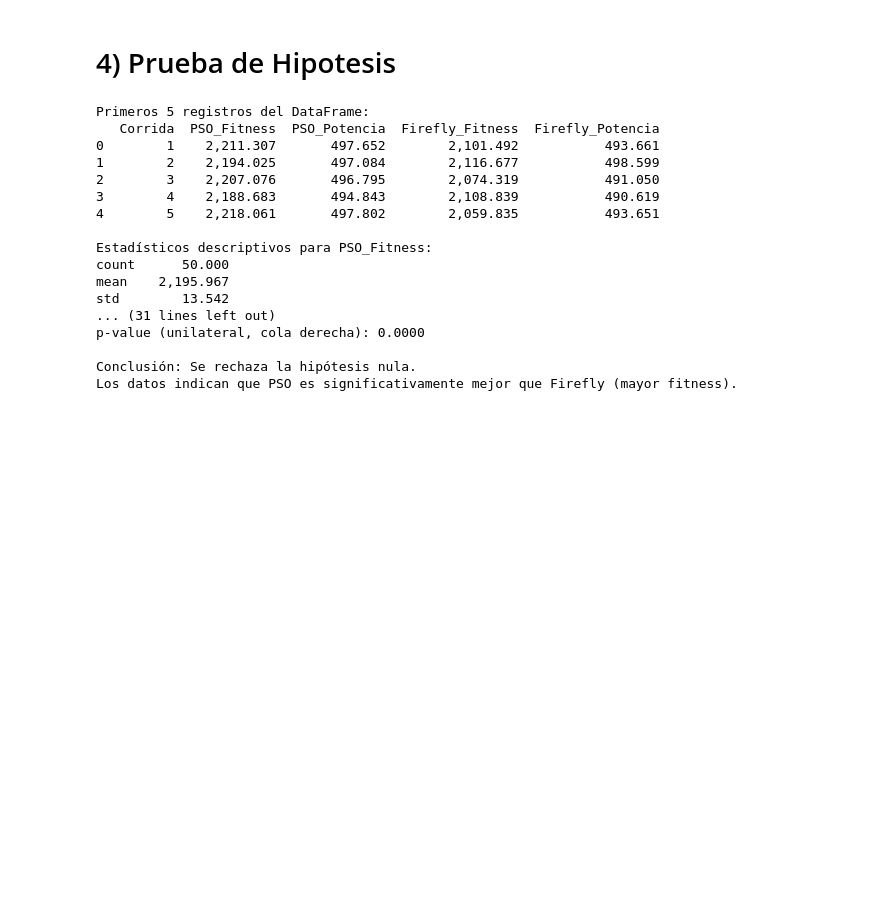
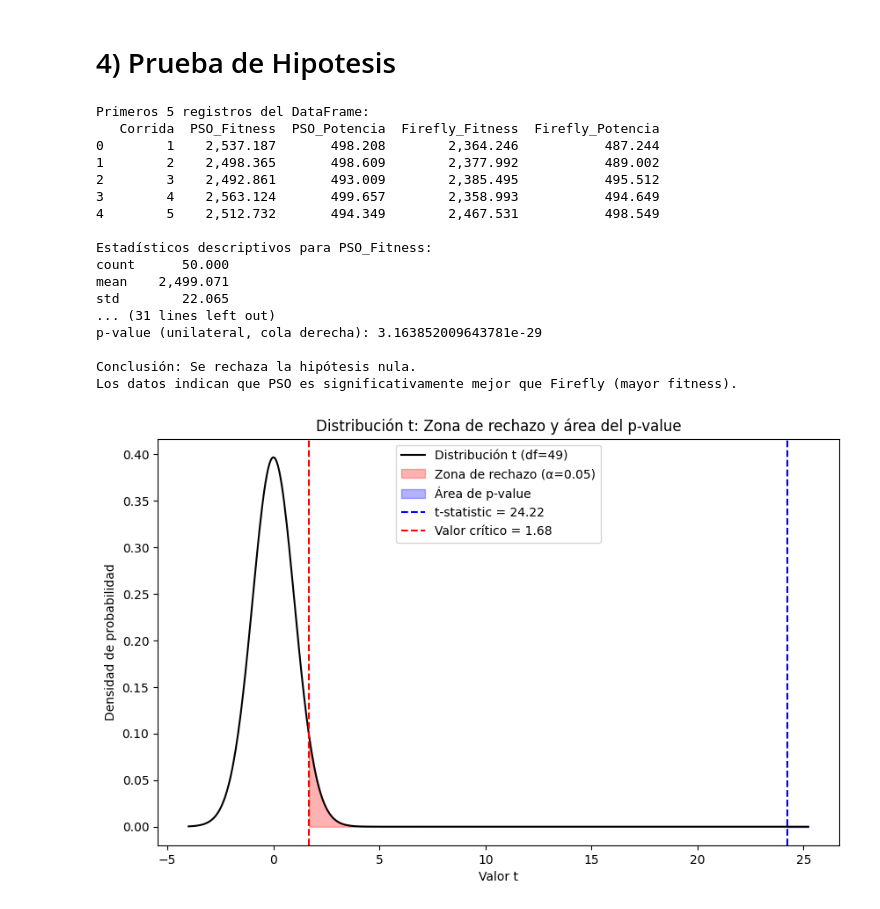
Before and after one commit to BrajanNieto/stats-prob-py, a Jupyter notebook: 02.ProyectoEstadistica.ipynb, the cells around one changed output. Saved outputs shown, nothing was run; the diff lists cells and outputs as text; code cells hidden in the pictures; blank space fills up the shorter version.

```diff
--- a/02.ProyectoEstadistica.ipynb
+++ b/02.ProyectoEstadistica.ipynb
@@ -509,7 +509,7 @@ else:
 
 print("\nResultado de la prueba t-pareada:")
 print(f"t-statistic: {t_stat:.4f}")
-print(f"p-value (unilateral, cola derecha): {p_value_one:.4f}")
+print(f"p-value (unilateral, cola derecha): {p_value_one}")
 
 # 5. Conclusión basada en el nivel de significancia (alpha = 0.05)
 alpha = 0.05
@@ -523,18 +523,55 @@ else:
 # %% [output]
 Primeros 5 registros del DataFrame:
    Corrida  PSO_Fitness  PSO_Potencia  Firefly_Fitness  Firefly_Potencia
-0        1    2,211.307       497.652        2,101.492           493.661
-1        2    2,194.025       497.084        2,116.677           498.599
-2        3    2,207.076       496.795        2,074.319           491.050
-3        4    2,188.683       494.843        2,108.839           490.619
-4        5    2,218.061       497.802        2,059.835           493.651
+0        1    2,537.187       498.208        2,364.246           487.244
+1        2    2,498.365       498.609        2,377.992           489.002
+2        3    2,492.861       493.009        2,385.495           495.512
+3        4    2,563.124       499.657        2,358.993           494.649
+4        5    2,512.732       494.349        2,467.531           498.549
 
 Estadísticos descriptivos para PSO_Fitness:
 count      50.000
-mean    2,195.967
-std        13.542
+mean    2,499.071
+std        22.065
 ... (31 lines left out)
-p-value (unilateral, cola derecha): 0.0000
+p-value (unilateral, cola derecha): 3.163852009643781e-29
 
 Conclusión: Se rechaza la hipótesis nula.
 Los datos indican que PSO es significativamente mejor que Firefly (mayor fitness).
+# %%
+# 3. Definir parámetros para la gráfica
+alpha = 0.05
+df_grados = len(diferencias) - 1
+t_crit = stats.t.ppf(1 - alpha, df_grados)
+
+# Crear un rango para la distribución t
+x_min = -4
+x_max = max(t_stat, t_crit) + 1
+x = np.linspace(x_min, x_max, 500)
+y = stats.t.pdf(x, df_grados)
+
+# 4. Crear la gráfica de la distribución t
+plt.figure(figsize=(10, 6))
+plt.plot(x, y, 'k-', label=f'Distribución t (df={df_grados})')
+
+# Zona de rechazo: área a la derecha del valor crítico
+x_reject = np.linspace(t_crit, x_max, 500)
+y_reject = stats.t.pdf(x_reject, df_grados)
+plt.fill_between(x_reject, y_reject, color='red', alpha=0.3, label=f'Zona de rechazo (α={alpha})')
+
+# Área del p-value: área a la derecha del t_statistic
+x_pvalue = np.linspace(t_stat, x_max, 500)
+y_pvalue = stats.t.pdf(x_pvalue, df_grados)
+plt.fill_between(x_pvalue, y_pvalue, color='blue', alpha=0.3, label='Área de p-value')
+
+# Líneas verticales para marcar el t-statistic y el valor crítico
+plt.axvline(t_stat, color='blue', linestyle='--', label=f't-statistic = {t_stat:.2f}')
+plt.axvline(t_crit, color='red', linestyle='--', label=f'Valor crítico = {t_crit:.2f}')
+
+plt.title('Distribución t: Zona de rechazo y área del p-value')
+plt.xlabel('Valor t')
+plt.ylabel('Densidad de probabilidad')
+plt.legend()
+plt.show()
+# %% [output]
+[figure, added]
```
Also changed, not shown: parts of 2 cells of this notebook.
